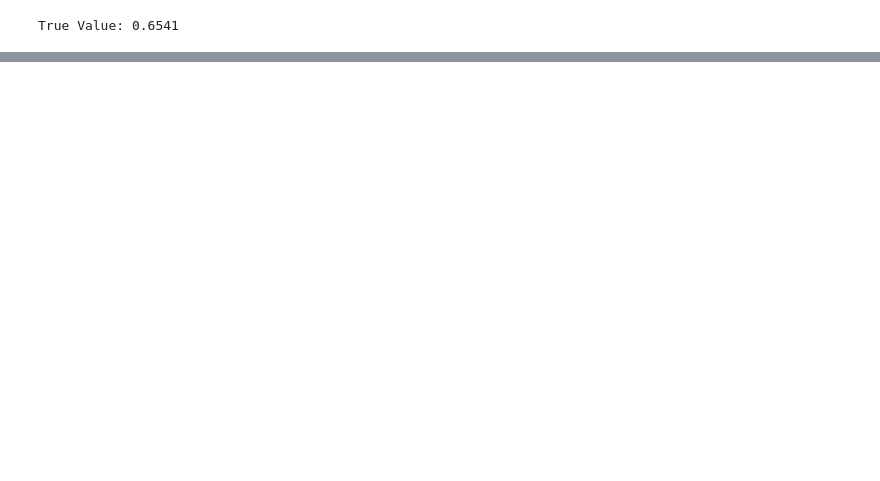
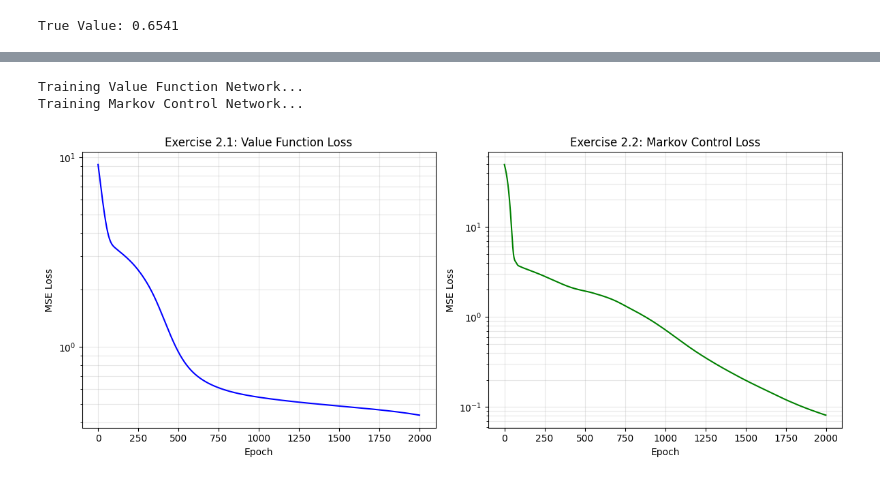
Before and after one commit to Conorgrant45/Stochastic-Control-Dynamic-Asset-Allocation, a Jupyter notebook: Assignment.ipynb, the cells around one changed output, grey strips where cells are left out. Cells and saved outputs as stored; diff of their text form; code cells hidden in the pictures; blank space fills up the shorter version.

```diff
--- a/Assignment.ipynb
+++ b/Assignment.ipynb
@@ -48 +72,42 @@ plt.xlabel("N"); plt.ylabel("Rel Error"); plt.legend(); plt.show()
+# %%
+# Exercise 2
+# Generate Training Data using Analytical Solver
+N_data = 2000
+t_train = torch.rand(N_data, 1) * lqr_sim.T
+x_train = torch.rand(N_data, 1, 2) * 6 - 3
+
+# Get Ground Truth targets from Riccati solver
+v_target = lqr_sim.get_value(t_train, x_train)
+a_target = lqr_sim.get_control(t_train, x_train)
+
+# Train Value Function Network
+v_net = Net_DGM(input_dim=3, hidden_dim=100)
+v_loss_history = train_nn(v_net, t_train, x_train, v_target, epochs=2000)
+
+# Train Markov Control Network
+a_net = FFN(input_dim=3, hidden_dim=100, output_dim=2)
+a_loss_history = train_nn(a_net, t_train, x_train, a_target, epochs=2000)
+
+# Plotting
+plt.figure(figsize=(12, 5))
+plt.subplot(1, 2, 1)
+plt.plot(v_loss_history, color='blue')
+plt.yscale('log')
+# 2.1
+plt.title("Value Function Loss")
+plt.xlabel("Epoch"); plt.ylabel("MSE Loss")
+plt.grid(True, which="both", alpha=0.3)
+plt.subplot(1, 2, 2)
+plt.plot(a_loss_history, color='green')
+plt.yscale('log')
+# 2.2
+plt.title("Markov Control Loss")
+plt.xlabel("Epoch"); plt.ylabel("MSE Loss")
+plt.grid(True, which="both", alpha=0.3)
+plt.tight_layout()
+plt.show()
+# %% [output]
+Training Value Function Network...
+Training Markov Control Network...
+[figure, added]
 # %%
```
Also changed, not shown: parts of 7 cells of this notebook, 1 other file.
